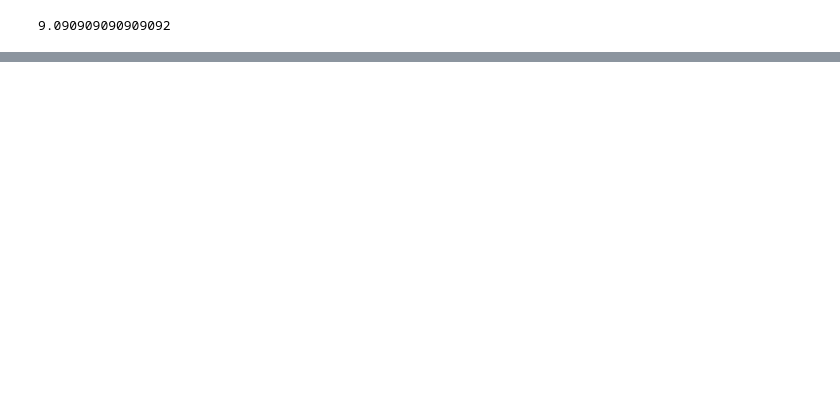
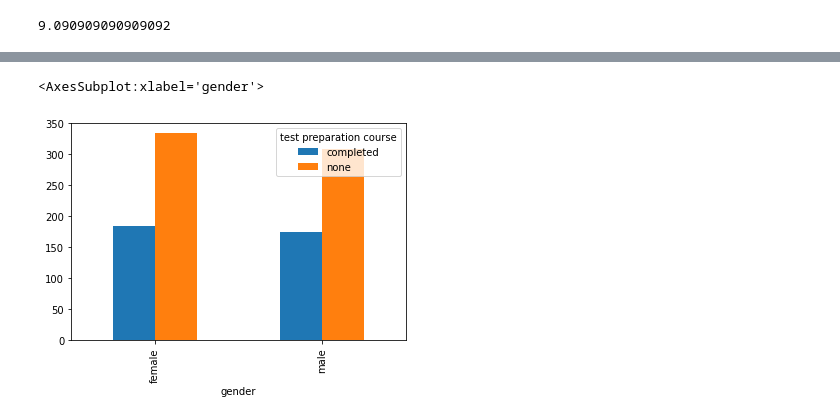
Before and after one commit to DevMehta-30/STC-ML, a Jupyter notebook: Notebook.ipynb, the cells around one changed output, grey strips where cells are left out. Cells and saved outputs as stored; diff of their text form; code cells hidden in the pictures; blank space fills up the shorter version.

```diff
--- a/Notebook.ipynb
+++ b/Notebook.ipynb
@@ -52,0 +97,12 @@ FileNotFoundError: [Errno 2] No such file or directory: 'StudentsPerformance.csv
+# %%
+import numpy as np
+import pandas as pd
+import matplotlib.pyplot as plt
+
+df= pd.read_csv("StudentsPerformance.csv")
+df1=df.groupby(['gender','test preparation course']).size()
+df1=df1.unstack()
+df1.plot(kind="bar")
+# %% [output]
+<AxesSubplot:xlabel='gender'>
+[figure, added]
```
Also changed, not shown: parts of 5 cells of this notebook.
